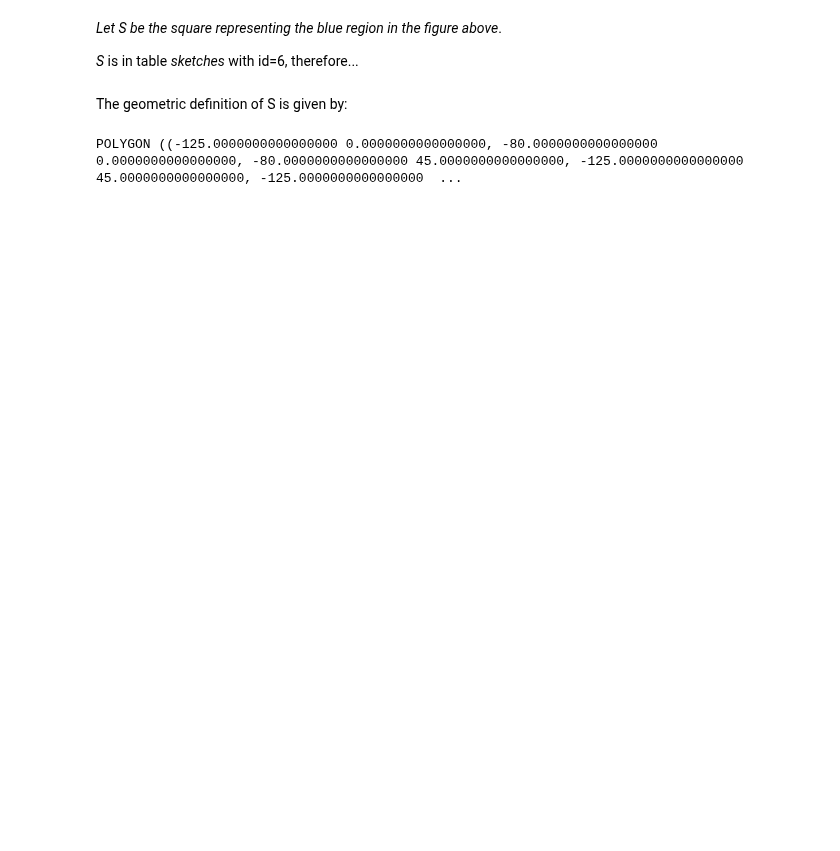
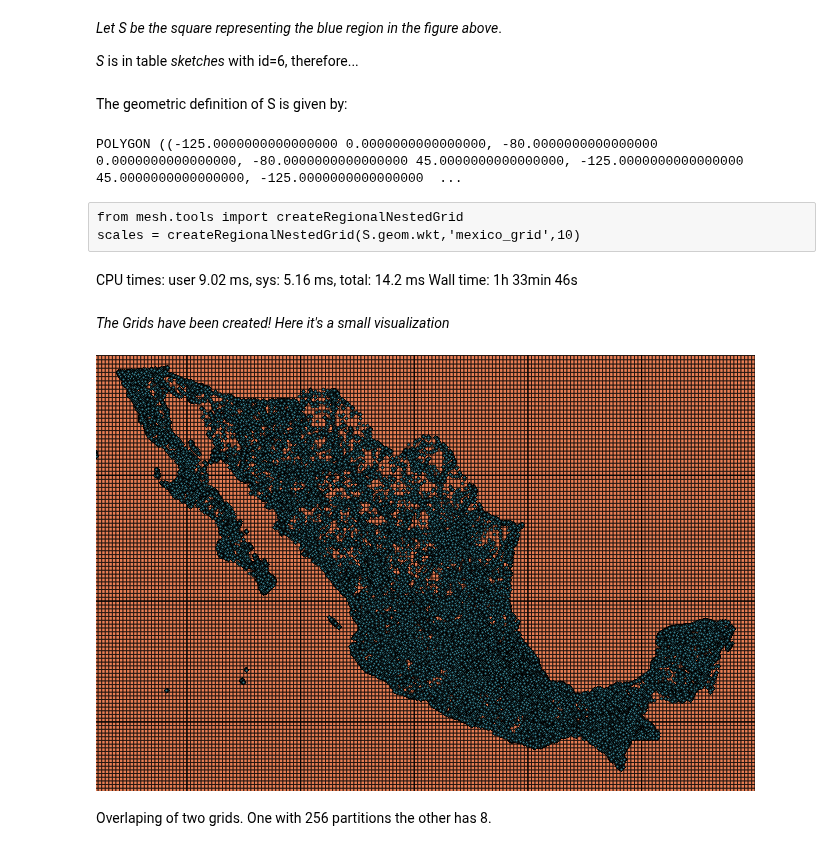
Before and after one commit to molgor/biospytial, a Jupyter notebook: Mesh generation.ipynb, the cells around one changed output. Cells and saved outputs as stored; diff of their text form; code cells hidden in the pictures; blank space fills up the shorter version.

```diff
--- a/Mesh generation.ipynb
+++ b/Mesh generation.ipynb
@@ -82,3 +88,9 @@ The geometric definition of S is given by:
 print S.geom.wkt
 # %% [output]
 POLYGON ((-125.0000000000000000 0.0000000000000000, -80.0000000000000000 0.0000000000000000, -80.0000000000000000 45.0000000000000000, -125.0000000000000000 45.0000000000000000, -125.0000000000000000  ...
+# %% [raw]
+from mesh.tools import createRegionalNestedGrid
+scales = createRegionalNestedGrid(S.geom.wkt,'mexico_grid',10)
+# %% [markdown]
+CPU times: user 9.02 ms, sys: 5.16 ms, total: 14.2 ms
+Wall time: 1h 33min 46s
@@ -84,0 +108,9 @@ POLYGON ((-125.0000000000000000 0.0000000000000000, -80.0000000000000000 0.00000
+# %% [markdown]
+*The Grids have been created! Here it's a small visualization*
+# %%
+from IPython.display import Image
+Image(filename='docs/_static/grids_mex.png')
+# %% [output]
+[figure, added]
+# %% [markdown]
+Overlaping of two grids. One with 256 partitions the other has 8.
```
Also changed, not shown: parts of 6 cells of this notebook, 18 other files.
